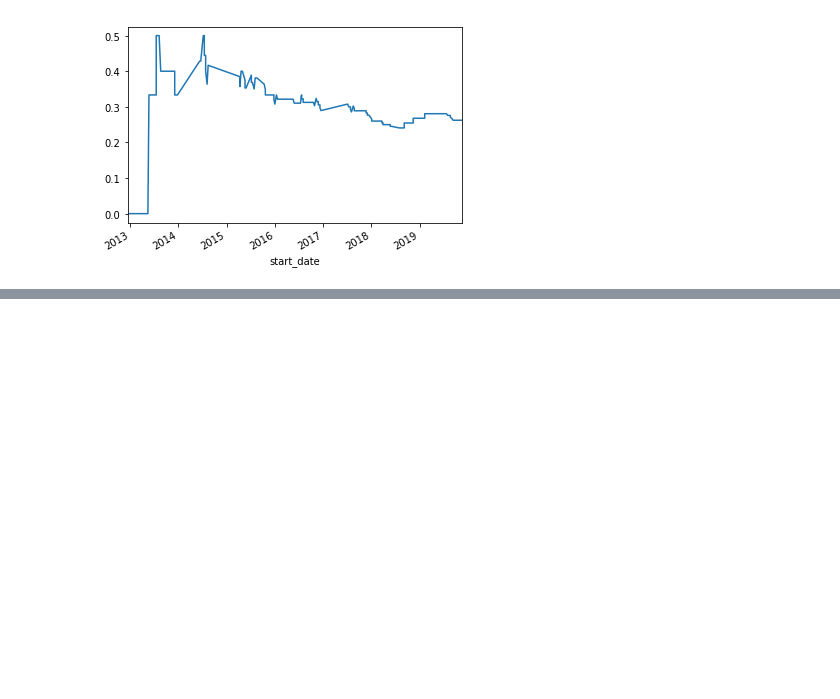
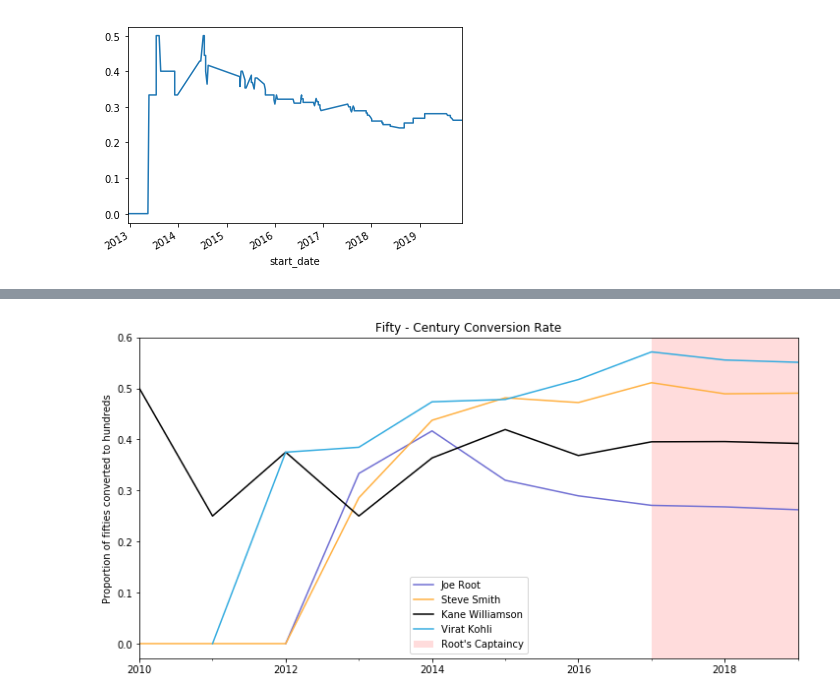
Before and after one commit to willcanniford/cricketer-analysis, a Jupyter notebook: top_4_player_class.ipynb, the cells around one changed output, grey strips where cells are left out. Cells and saved outputs as stored; diff of their text form; code cells hidden in the pictures; blank space fills up the shorter version.

Commit message:
Add conversion methods to class

```diff
--- a/top_4_player_class.ipynb
+++ b/top_4_player_class.ipynb
@@ -81,6 +81,31 @@ class CricketPlayer:
         innings['total_dismissals'] = innings.is_out.astype('int').cumsum()
         innings['running_average'] = innings.total_runs / innings.total_dismissals
         return(innings)
+
+    def conversion(self):
+        at_bats = self.innings()[self.innings().did_bat]
+        at_bats['fifty'] = at_bats.score.astype('int').between(50,99, inclusive=True)
+        at_bats['century'] = at_bats.score.astype('int').ge(100)
+        at_bats.set_index('start_date', inplace=True)
+        at_bats.index = pd.to_datetime(at_bats.index)
+        conversion = at_bats[['fifty', 'century']].astype('int').cumsum()
+        conversion['rate'] = conversion['century'] / (conversion['fifty'] + conversion['century'])
+        return(conversion)
+
+    def yearly_conversion(self):
+        at_bats = self.innings()[self.innings().did_bat]
+        at_bats['fifty'] = at_bats.score.astype('int').between(50,99, inclusive=True)
+        at_bats['century'] = at_bats.score.astype('int').ge(100)
+        at_bats.set_index('start_date', inplace=True)
+        at_bats.index = pd.to_datetime(at_bats.index)
+        yearly = at_bats[['fifty', 'century']].astype('int').resample('A').sum()
+        yearly['rate'] = yearly['century'] / (yearly['fifty'] + yearly['century'])
+        return(yearly)
+
+    def acc_yearly_conversion(self):
+        ot = self.yearly_conversion()[['fifty', 'century']].cumsum()
+        ot['rate'] = ot['century'] / (ot['fifty'] + ot['century'])
+        return(ot)
 # %%
 virat_kohli = 'http://stats.espncricinfo.com/ci/engine/player/253802.html?class=1;template=results;type=allround;view=innings'
 steve_smith = 'http://stats.espncricinfo.com/ci/engine/player/267192.html?class=1;template=results;type=allround;view=innings'
@@ -453,0 +500,14 @@ plt.show()
+# %%
+plt.figure(figsize=(12,6))
+root.acc_yearly_conversion().rate.plot(color='#706fd3', label='Joe Root')
+smith.acc_yearly_conversion().rate.plot(color='#ffb142', label='Steve Smith')
+kane.acc_yearly_conversion().rate.plot(color='black', label='Kane Williamson')
+kohli.acc_yearly_conversion().rate.plot(color='#34ace0', label = 'Virat Kohli')
+plt.title('Fifty - Century Conversion Rate')
+plt.xlabel('')
+plt.ylabel('Proportion of fifties converted to hundreds')
+plt.axvspan(captaincy_start, now, facecolor='#ff5252', alpha=0.2, label = 'Root\'s Captaincy')
+plt.legend()
+plt.savefig('conversion_rate.jpeg')
+# %% [output]
+[figure, added]
```
Also changed, not shown: parts of 12 cells of this notebook.
